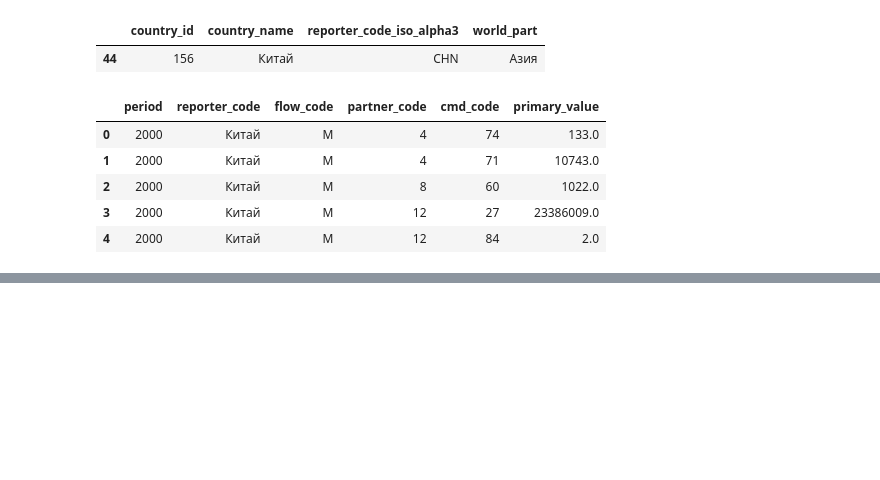
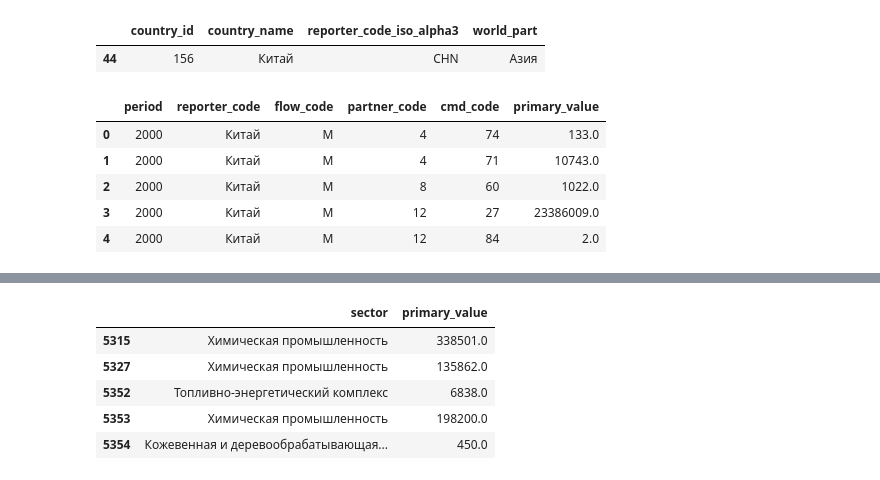
Before and after one commit to avjkidor/china, a Jupyter notebook: china.ipynb, the cells around one changed output, grey strips where cells are left out. Saved outputs shown, nothing was run; the diff lists cells and outputs as text; code cells hidden in the pictures; blank space fills up the shorter version.

```diff
--- a/china.ipynb
+++ b/china.ipynb
@@ -179 +219,12 @@ trade.head()
+# %%
+trade_exp = trade_exp.drop('flow_code', axis=1)
+
+trade_exp.head()
+# %% [output]
+|  | sector | primary_value |
+| 5315 | Химическая промышленность | 338501.0 |
+| 5327 | Химическая промышленность | 135862.0 |
+| 5352 | Топливно-энергетический комплекс | 6838.0 |
+| 5353 | Химическая промышленность | 198200.0 |
+| 5354 | Кожевенная и деревообрабатывающая... | 450.0 |
 # %%
```
Also changed, not shown: parts of 4 cells of this notebook, 1 other file.
